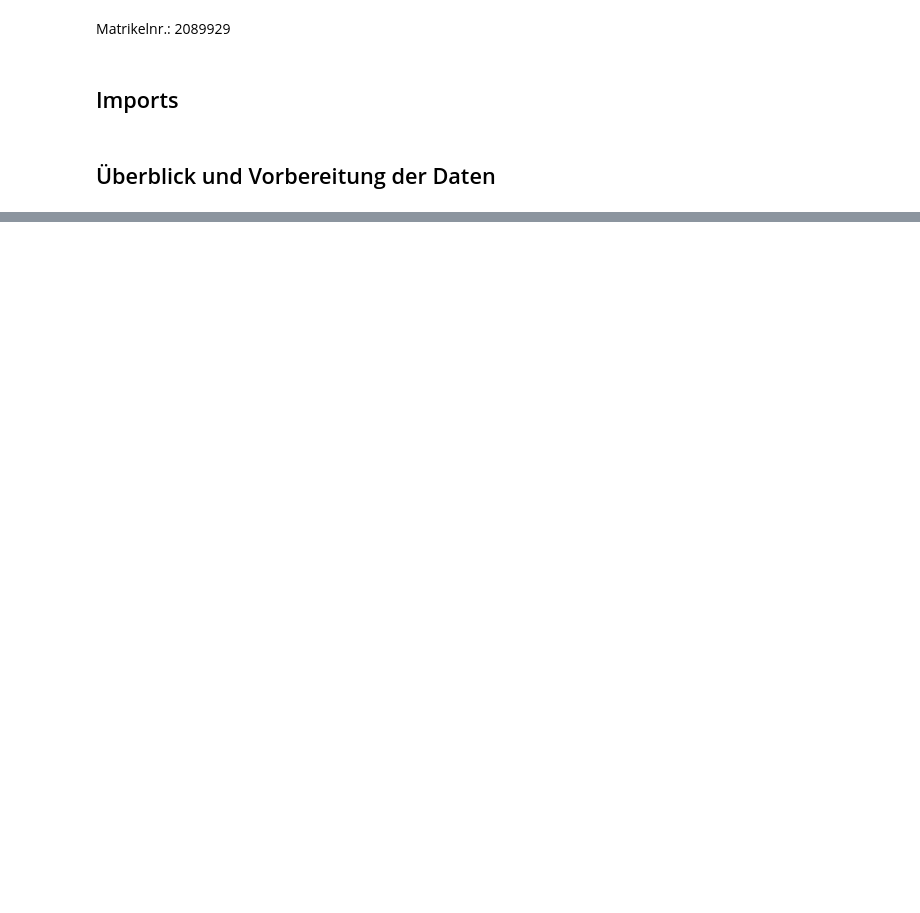
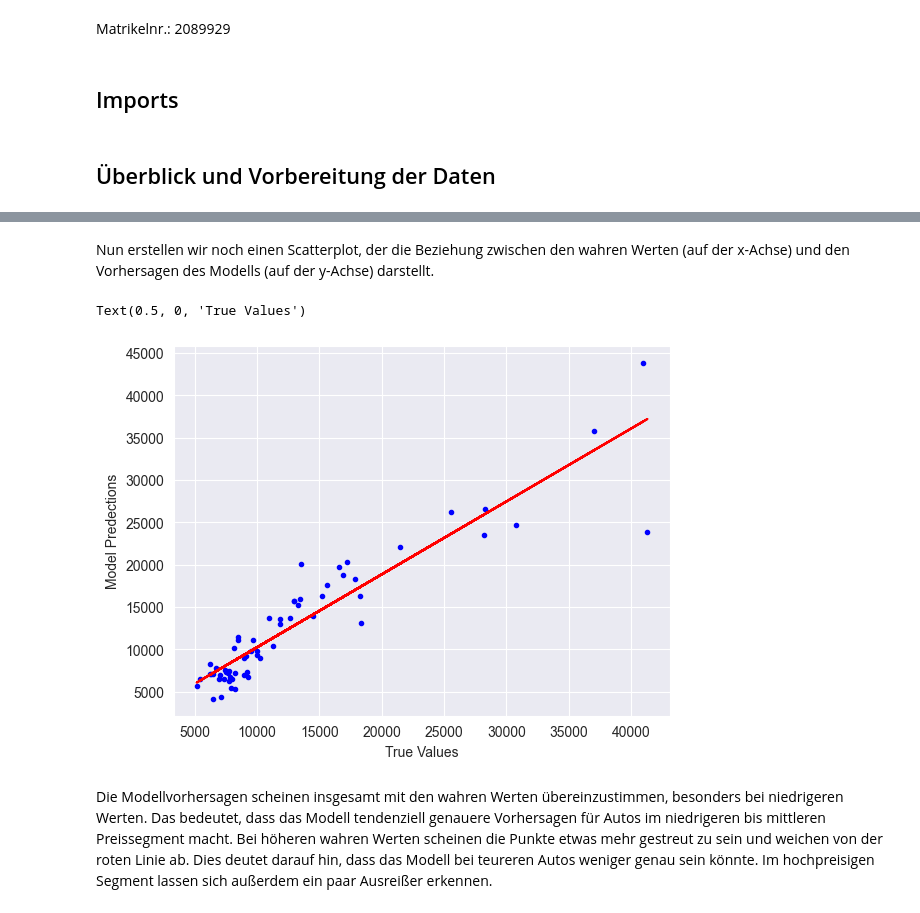
Before and after one commit to leonbittner/dasciws2324, a Jupyter notebook: 02_regression/02_regression.ipynb, the cells around one changed output, grey strips where cells are left out. Drawn from its saved outputs; the diff is of its cells as text; code cells hidden in the pictures; blank space fills up the shorter version.

```diff
--- a/02_regression/02_regression.ipynb
+++ b/02_regression/02_regression.ipynb
@@ -32,0 +142,14 @@ df_car_price = pd.read_csv('02_Regression_CarPrice.csv')
+# %%
+# Entfernen der ID Spalte
+del df_car_price['car_ID']
+
+# Aufteilen in Features und Labels
+y = df_car_price.price
+
+# Entfernen der Preis Spalte
+del df_car_price['price']
+
+x = df_car_price
+
+# Split in Test- und Trainingsdaten
+x_train, x_test, y_train, y_test = train_test_split(x, y, test_size=0.3, random_state=42)
@@ -32,0 +159,12 @@ df_car_price = pd.read_csv('02_Regression_CarPrice.csv')
+# %%
+# Erstellen des linearen Regressionsmodell
+lin_reg = LinearRegression()
+
+# Trainieren des Models mit dem Trainingsdatensatz
+lin_reg.fit(x_train, y_train)
+
+# Predict auf Trainingsdaten
+predictions_train = lin_reg.predict(x_train)
+
+# Predict auf Testdaten
+predictions_test = lin_reg.predict(x_test)
@@ -32,0 +207,15 @@ df_car_price = pd.read_csv('02_Regression_CarPrice.csv')
+# %% [markdown]
+Nun erstellen wir noch einen Scatterplot, der die Beziehung zwischen den wahren Werten (auf der x-Achse) und den Vorhersagen des Modells (auf der y-Achse) darstellt.
+# %%
+plt.plot(y_test, predictions_test, '.', color='blue')
+z = np.polyfit(y_test, predictions_test, 1)
+p = np.poly1d(z)
+plt.plot(y_test, p(y_test), 'r')
+
+plt.ylabel('Model Predictions')
+plt.xlabel('True Values')
+# %% [output]
+Text(0.5, 0, 'True Values')
+[figure, added]
+# %% [markdown]
+Die Modellvorhersagen scheinen insgesamt mit den wahren Werten übereinzustimmen, besonders bei niedrigeren Werten. Das bedeutet, dass das Modell tendenziell genauere Vorhersagen für Autos im niedrigeren bis mittleren Preissegment macht. Bei höheren wahren Werten scheinen die Punkte etwas mehr gestreut zu sein und weichen von der roten Linie ab. Dies deutet darauf hin, dass das Modell bei teureren Autos weniger genau sein könnte. Im hochpreisigen Segment lassen sich außerdem ein paar Ausreißer erkennen.
```
Also changed, not shown: parts of 23 cells of this notebook, 1 other file.
